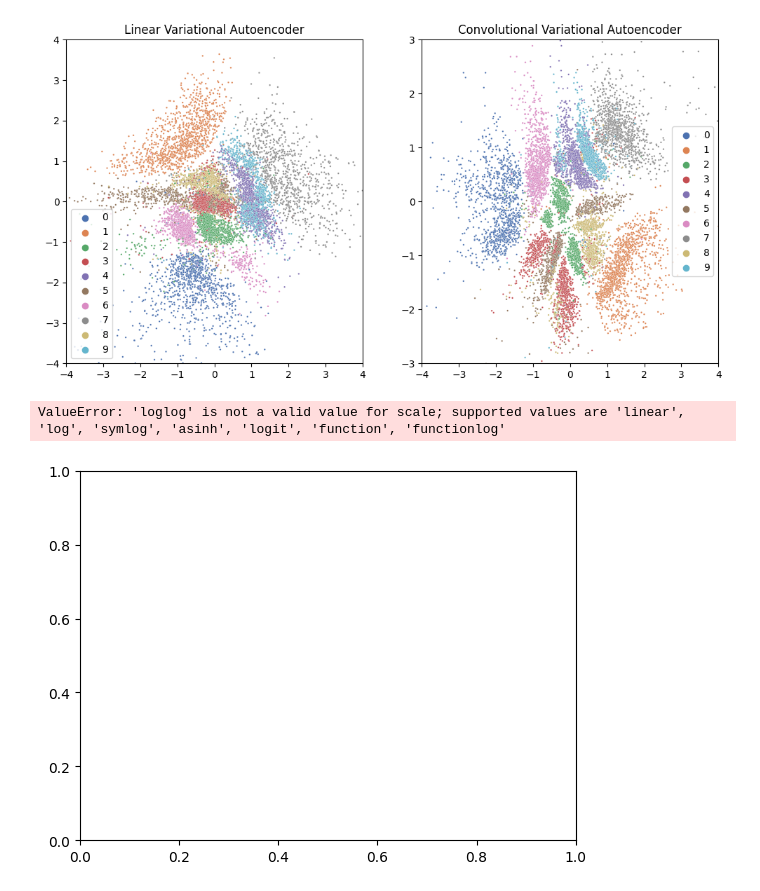
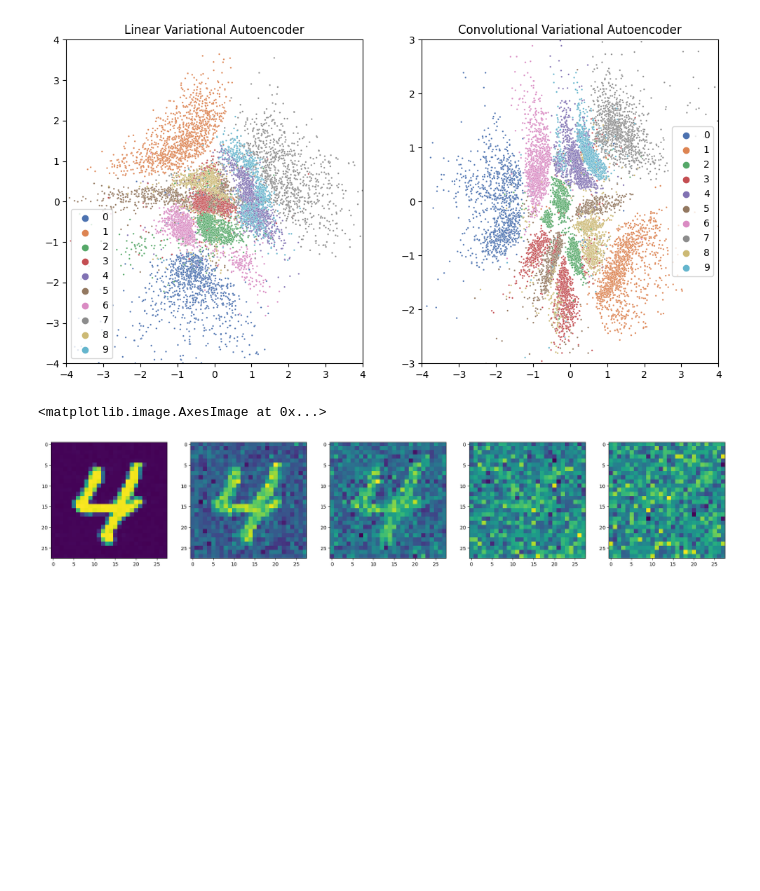
Before and after one commit to stojl/pml_exam, a Jupyter notebook: main.ipynb, the cells around one changed output. Drawn from its saved outputs; the diff is of its cells as text; code cells hidden in the pictures; blank space fills up the shorter version.

```diff
--- a/main.ipynb
+++ b/main.ipynb
@@ -177,18 +176,20 @@ gpmodel = gp.models.GPRegression(X, y, kernel=kernel)
 hmc_kernel = pyro.infer.HMC(gpmodel.model)
 mcmc = pyro.infer.MCMC(hmc_kernel, num_samples=500)
 mcmc.run()
-# %%
-import seaborn as sns
-
-with torch.no_grad():
-    x_new = torch.linspace(-1, 1, 20)
-    y_new = gpmodel.forward(x_new)[0]
-
-    f, ax = plt.subplots(1)
-    ax.set(yscale="loglog")
-    sns.lineplot(x = x_new, y = y_new, ax=ax)
-    sns.scatterplot(x = X, y = y, ax=ax)
-    plt.show()
-# %% [output]
-ValueError: 'loglog' is not a valid value for scale; supported values are 'linear', 'log', 'symlog', 'asinh', 'logit', 'function', 'functionlog'
-[figure, removed]
+# %%
+from TrainedDiffusion import DModel
+
+test = DModel.sample_image()
+# %%
+import matplotlib.pyplot as plt
+
+fig, ax = plt.subplots(1, 5, figsize=(25,5))
+
+ax[0].imshow(test[0].view(28, 28))
+ax[1].imshow(test[50].view(28, 28))
+ax[2].imshow(test[100].view(28, 28))
+ax[3].imshow(test[500].view(28, 28))
+ax[4].imshow(test[1000].view(28, 28))
+# %% [output]
+<matplotlib.image.AxesImage at 0x...>
+[figure, added]
```
Also changed, not shown: parts of 1 cell of this notebook, 4 other files.
